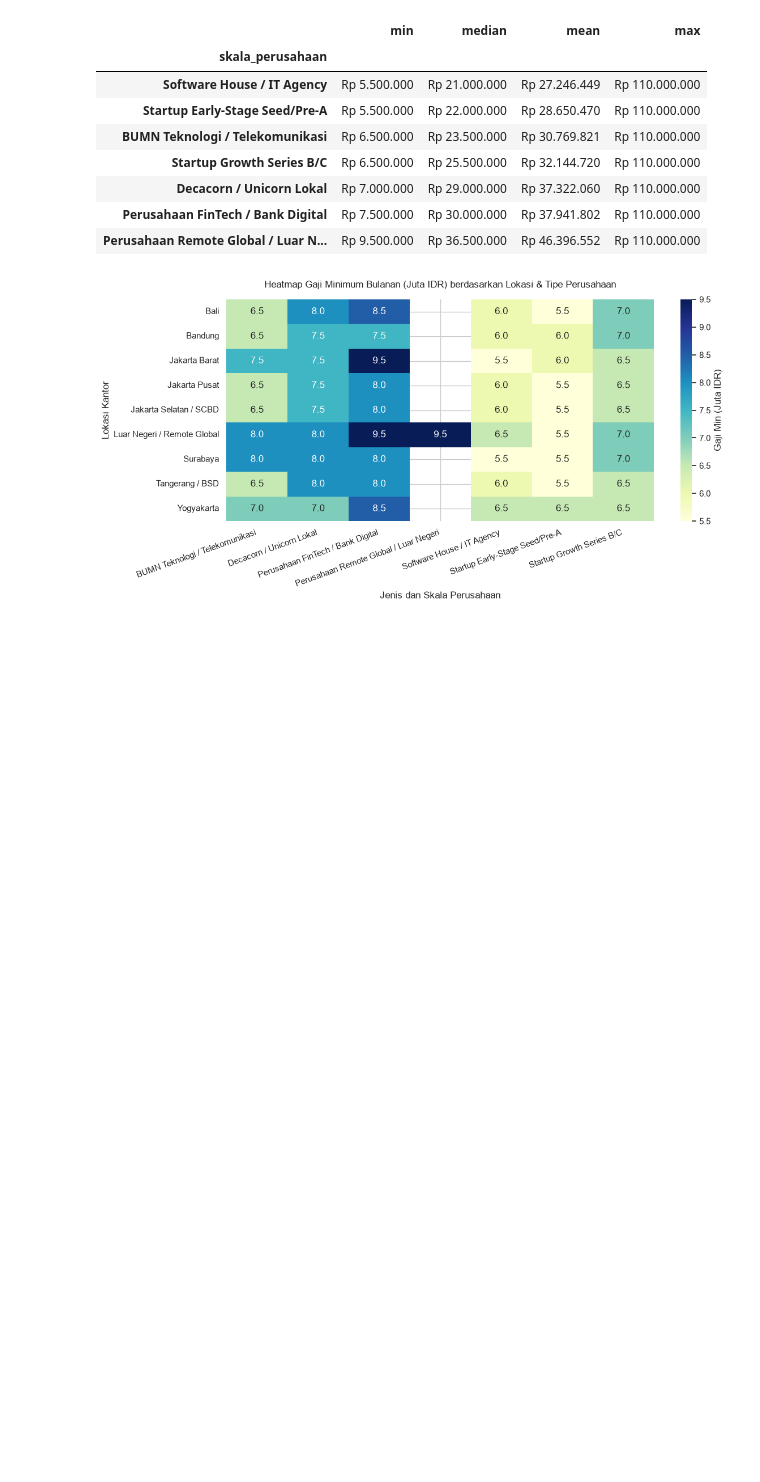
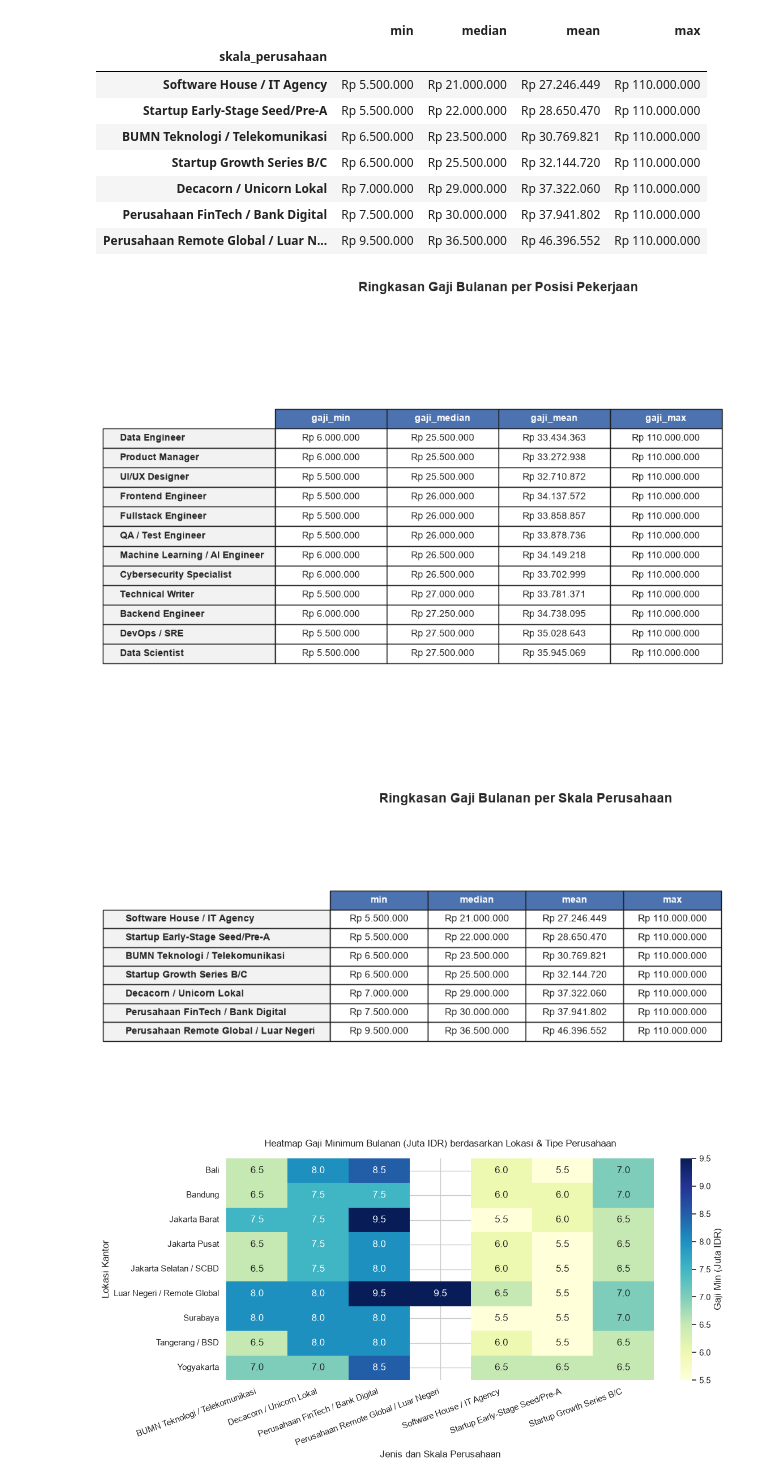
Before and after one commit to genta-bahana-nagari/salary-analyzer-and-prediction, a Jupyter notebook: notebook/02_eda_and_visualization.ipynb, the cells around one changed output. Drawn from its saved outputs; the diff is of its cells as text; code cells hidden in the pictures; blank space fills up the shorter version.

Commit message:
add: table visualize with image formatting

```diff
--- a/notebook/02_eda_and_visualization.ipynb
+++ b/notebook/02_eda_and_visualization.ipynb
@@ -63,6 +63,54 @@ display(gaji_skala_rp)
 | Decacorn / Unicorn Lokal | Rp 7.000.000 | Rp 29.000.000 | Rp 37.322.060 | Rp 110.000.000 |
 | Perusahaan FinTech / Bank Digital | Rp 7.500.000 | Rp 30.000.000 | Rp 37.941.802 | Rp 110.000.000 |
 | Perusahaan Remote Global / Luar N... | Rp 9.500.000 | Rp 36.500.000 | Rp 46.396.552 | Rp 110.000.000 |
+# %%
+import matplotlib.pyplot as plt
+
+def render_table_as_image(df_styled, title="Tabel Ringkasan"):
+    """
+    Fungsi untuk merender pandas DataFrame menjadi gambar (PNG) yang rapi.
+    """
+    # Atur ukuran figure/gambar agar proporsional
+    fig, ax = plt.subplots(figsize=(10, len(df_styled) * 0.5 + 1.5))
+    ax.axis('off') # Sembunyikan sumbu koordinat
+
+    # Buat tabel matplotlib dari DataFrame
+    table = ax.table(
+        cellText=df_styled.values,
+        colLabels=df_styled.columns,
+        rowLabels=df_styled.index,
+        cellLoc='center',
+        loc='center'
+    )
+
+    # Atur ukuran font dan tata letak sel tabel
+    table.auto_set_font_size(False)
+    table.set_fontsize(10)
+    table.scale(1.2, 1.5) # Skala lebar dan tinggi sel
+
+    # Beri warna pada baris header agar terlihat profesional
+    for key, cell in table.get_celld().items():
+        if key[0] == 0:  # Baris header kolom
+            cell.set_facecolor('#4C72B0')
+            cell.set_text_props(color='white', weight='bold')
+        elif key[1] == -1: # Baris header indeks (kiri)
+            cell.set_facecolor('#f2f2f2')
+            cell.set_text_props(weight='bold')
+
+    plt.title(title, fontsize=14, fontweight='bold', pad=20)
+    plt.tight_layout()
+    plt.show()
+
+# --- CARA PAKAI PADA VARIABEL ANDA ---
+
+# 1. Render tabel posisi pekerjaan menjadi gambar
+render_table_as_image(gaji_posisi_rp, title="Ringkasan Gaji Bulanan per Posisi Pekerjaan")
+
+# 2. Render tabel skala perusahaan menjadi gambar
+render_table_as_image(gaji_skala_rp, title="Ringkasan Gaji Bulanan per Skala Perusahaan")
+# %% [output]
+[figure, added]
+[figure, added]
 # %%
 plt.figure(figsize=(12, 6))
 
```
